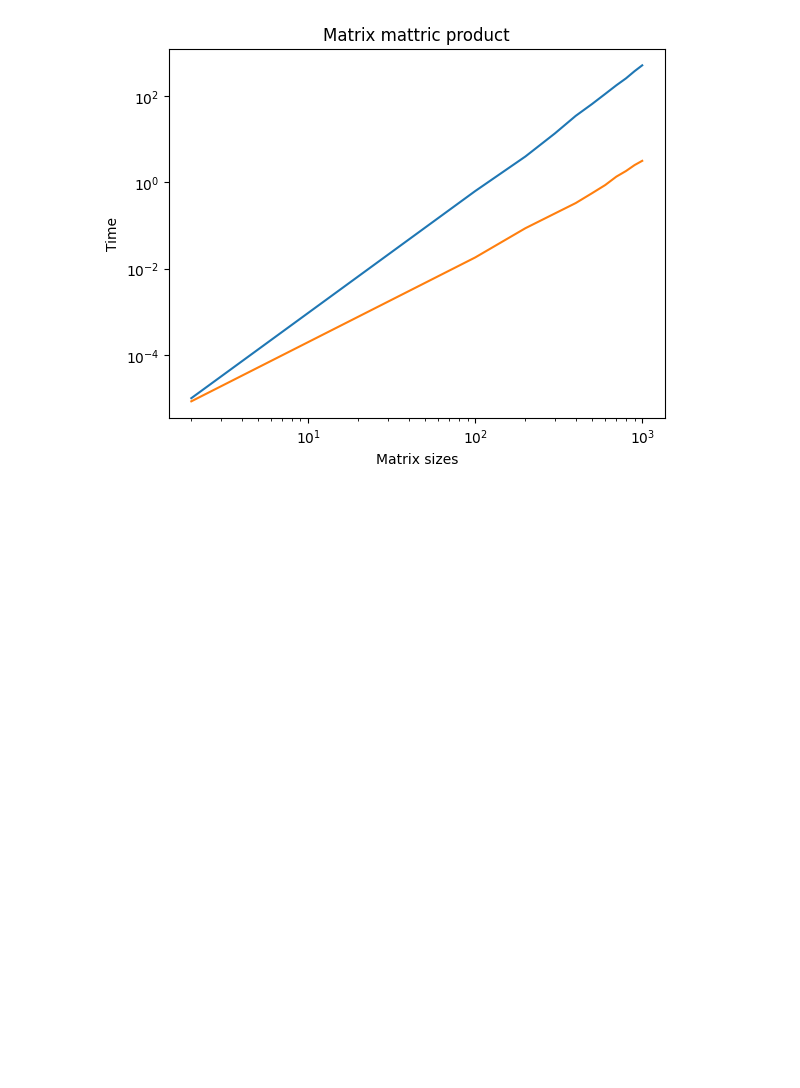
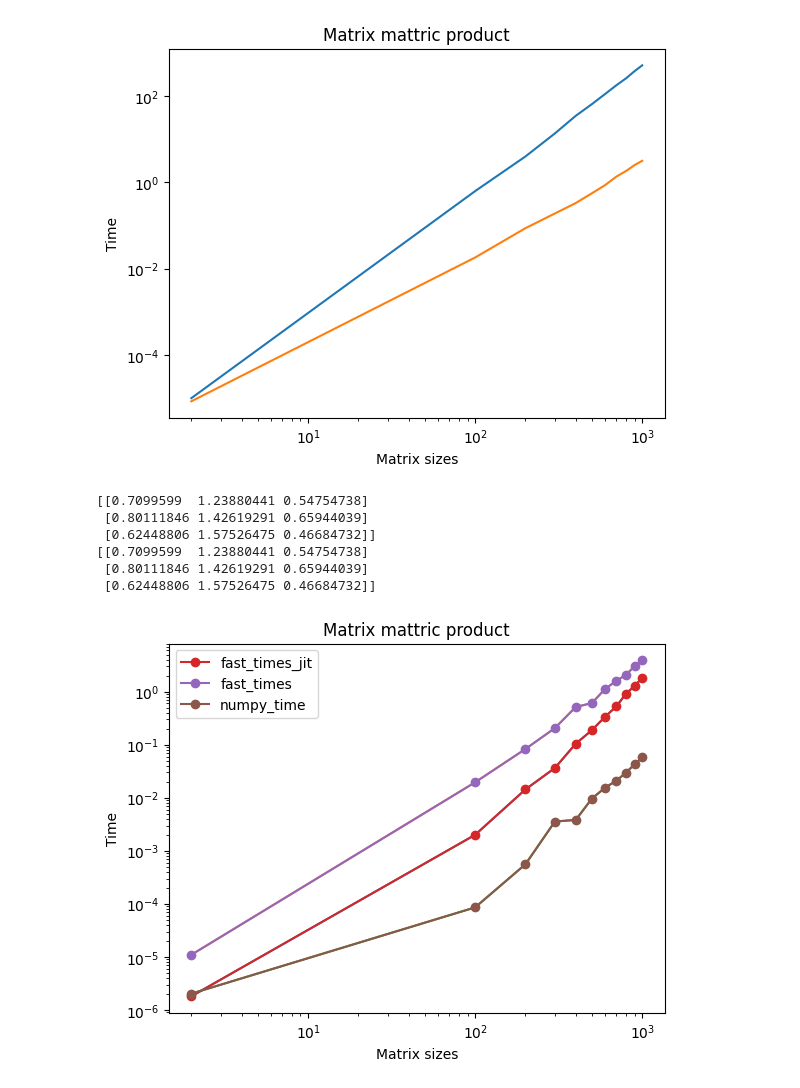
Before and after one commit to iwmysihyhe/Travel-guide, a Jupyter notebook: Untitled0.ipynb, the cells around one changed output. Cells and saved outputs as stored; diff of their text form; code cells hidden in the pictures; blank space fills up the shorter version.

```diff
--- a/Untitled0.ipynb
+++ b/Untitled0.ipynb
@@ -146,3 +146,68 @@ plt.title("Matrix mattric product")
 plt.savefig("myplot.pdf")
 # %% [output]
 [figure]
+# %%
+import numpy as np
+import numba
+from numba import jit
+
+@jit
+def fast_matrix_product_jit(mat1, mat2):
+    assert mat1.shape[1] == mat2.shape[0]
+    result = np.zeros((mat1.shape[0], mat2.shape[1]), dtype=mat1.dtype)
+
+    for i in range(mat1.shape[0]):
+        for j in range(mat2.shape[1]):
+            result[i, j] = np.dot(mat1[i, :], mat2[:, j])
+
+    return result
+matrix1 = np.random.rand(3, 3)
+matrix2 = np.random.rand(3, 3)
+
+print(fast_matrix_product(matrix1, matrix2))
+print(matrix1 @ matrix2)
+# %% [output]
+[[0.7099599  1.23880441 0.54754738]
+ [0.80111846 1.42619291 0.65944039]
+ [0.62448806 1.57526475 0.46684732]]
+[[0.7099599  1.23880441 0.54754738]
+ [0.80111846 1.42619291 0.65944039]
+ [0.62448806 1.57526475 0.46684732]]
+# %%
+import matplotlib.pylab as plt
+import numpy as np
+
+matrix_size = [2, 100, 200, 300, 400, 500, 600, 700, 800, 900, 1000]
+
+fast_times_jit = []
+fast_times = []
+numpy_time = []
+
+for n in matrix_size:
+  test_mat1 = np.random.rand(n,n)
+  test_mat2 = np.random.rand(n,n)
+  t_fast_jit = %timeit -o -q fast_matrix_product_jit(test_mat1, test_mat2)
+  t_fast = %timeit -o -q fast_matrix_product(test_mat1, test_mat2)
+  t_numpy = %timeit -o -q test_mat1 @ test_mat2
+  fast_times_jit.append(t_fast_jit.average)
+  fast_times.append(t_fast.average)
+  numpy_time.append(t_numpy.average)
+
+
+
+
+plt.loglog(matrix_size, fast_times_jit)
+plt.loglog(matrix_size, fast_times)
+plt.loglog(matrix_size, numpy_time)
+
+plt.plot(matrix_size, fast_times_jit, 'o-', label="fast_times_jit")
+plt.plot(matrix_size, fast_times, 'o-', label="fast_times")
+plt.plot(matrix_size, numpy_time, 'o-', label="numpy_time")
+plt.legend()
+
+plt.xlabel("Matrix sizes")
+plt.ylabel("Time")
+plt.title("Matrix mattric product")
+plt.savefig("myplot.pdf")
+# %% [output]
+[figure, added]
```
Also changed, not shown: parts of 1 cell of this notebook.
